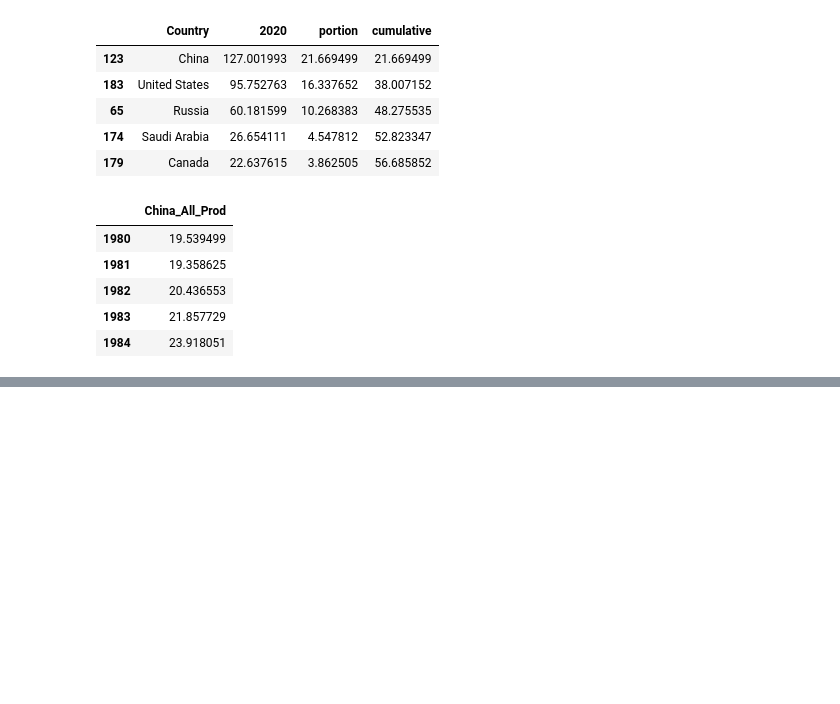
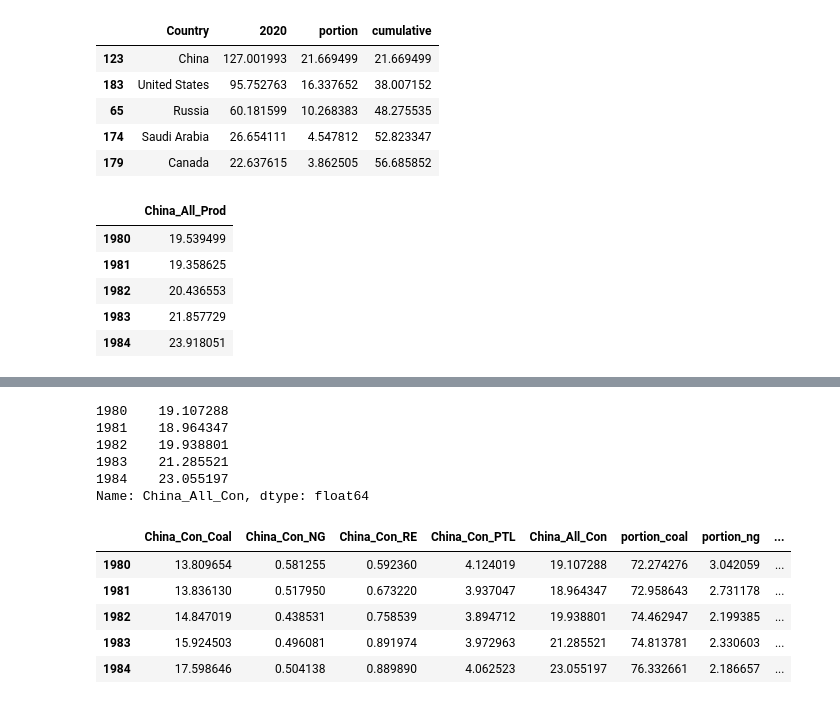
Before and after one commit to lurza/World-Energy-Analysis-main, a Jupyter notebook: Energy_Con_Prod.ipynb, the cells around one changed output, grey strips where cells are left out. Drawn from its saved outputs; the diff is of its cells as text; code cells hidden in the pictures; blank space fills up the shorter version.

```diff
--- a/Energy_Con_Prod.ipynb
+++ b/Energy_Con_Prod.ipynb
@@ -5676,0 +5706,7 @@ fig_china_con_prod.show()
+# %%
+china_con_ng = con_ng.loc[con_ng['Country']=='        China']
+china_con_ng = china_con_ng.iloc[:, 2:44].apply(pd.to_numeric, errors='coerce')
+china_con_ng = china_con_ng.transpose()
+china_con_ng = pd.DataFrame(china_con_ng)
+china_con_ng = china_con_ng.rename(columns={65:'China_Con_NG'})
+china_con_ng.head()
@@ -5676,0 +5720,7 @@ fig_china_con_prod.show()
+# %%
+china_con_re = con_re.loc[con_re['Country']=='        China']
+china_con_re = china_con_re.iloc[:, 2:44].apply(pd.to_numeric, errors='coerce')
+china_con_re = china_con_re.transpose()
+china_con_re = pd.DataFrame(china_con_re)
+china_con_re = china_con_re.rename(columns={65:'China_Con_RE'})
+china_con_re.head()
@@ -5676,0 +5734,7 @@ fig_china_con_prod.show()
+# %%
+china_con_ptl = con_ptl.loc[con_ptl['Country']=='        China']
+china_con_ptl = china_con_ptl.iloc[:, 2:44].apply(pd.to_numeric, errors='coerce')
+china_con_ptl = china_con_ptl.transpose()
+china_con_ptl = pd.DataFrame(china_con_ptl)
+china_con_ptl = china_con_ptl.rename(columns={65:'China_Con_PTL'})
+china_con_ptl.head()
@@ -5676,0 +5748,24 @@ fig_china_con_prod.show()
+# %%
+china_all_con_mix = china_all_con['China_All_Con']
+china_all_con_mix.head()
+# %% [output]
+1980    19.107288
+1981    18.964347
+1982    19.938801
+1983    21.285521
+1984    23.055197
+Name: China_All_Con, dtype: float64
+# %%
+china_energy_mix = china_con_coal.join(china_con_ng).join(china_con_re).join(china_con_ptl).join(china_all_con_mix)
+china_energy_mix['portion_coal'] = china_energy_mix['China_Con_Coal']/china_energy_mix['China_All_Con']*100
+china_energy_mix['portion_ng'] = china_energy_mix['China_Con_NG']/china_energy_mix['China_All_Con']*100
+china_energy_mix['portion_re'] = china_energy_mix['China_Con_RE']/china_energy_mix['China_All_Con']*100
+china_energy_mix['portion_ptl'] = china_energy_mix['China_Con_PTL']/china_energy_mix['China_All_Con']*100
+china_energy_mix.head()
+# %% [output]
+|  | China_Con_Coal | China_Con_NG | China_Con_RE | China_Con_PTL | China_All_Con | portion_coal | portion_ng | ... |
+| 1980 | 13.809654 | 0.581255 | 0.592360 | 4.124019 | 19.107288 | 72.274276 | 3.042059 | ... |
+| 1981 | 13.836130 | 0.517950 | 0.673220 | 3.937047 | 18.964347 | 72.958643 | 2.731178 | ... |
+| 1982 | 14.847019 | 0.438531 | 0.758539 | 3.894712 | 19.938801 | 74.462947 | 2.199385 | ... |
+| 1983 | 15.924503 | 0.496081 | 0.891974 | 3.972963 | 21.285521 | 74.813781 | 2.330603 | ... |
+| 1984 | 17.598646 | 0.504138 | 0.889890 | 4.062523 | 23.055197 | 76.332661 | 2.186657 | ... |
```
Also changed, not shown: parts of 16 cells of this notebook.
